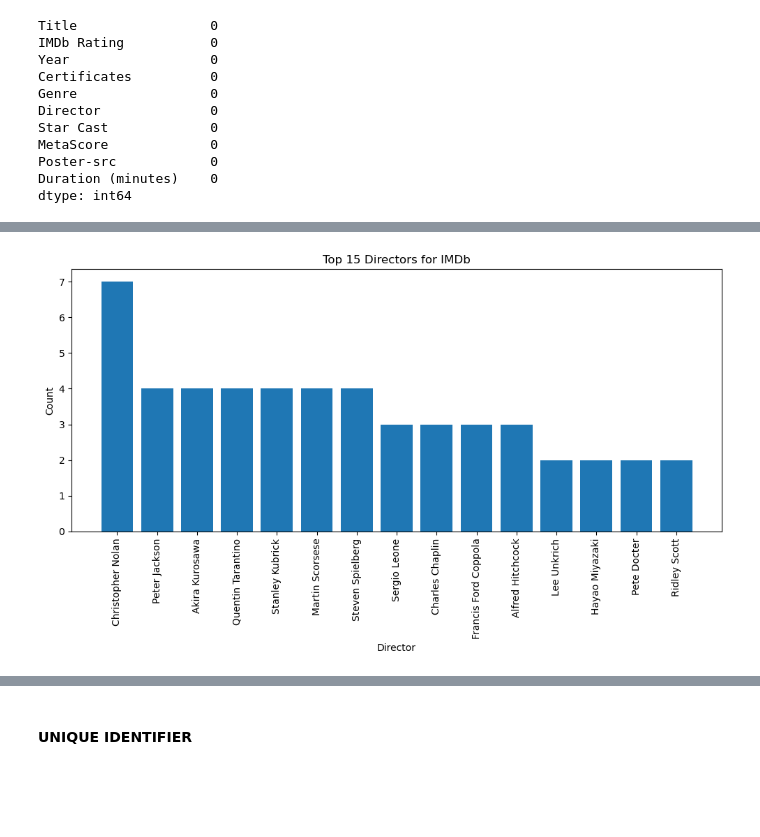
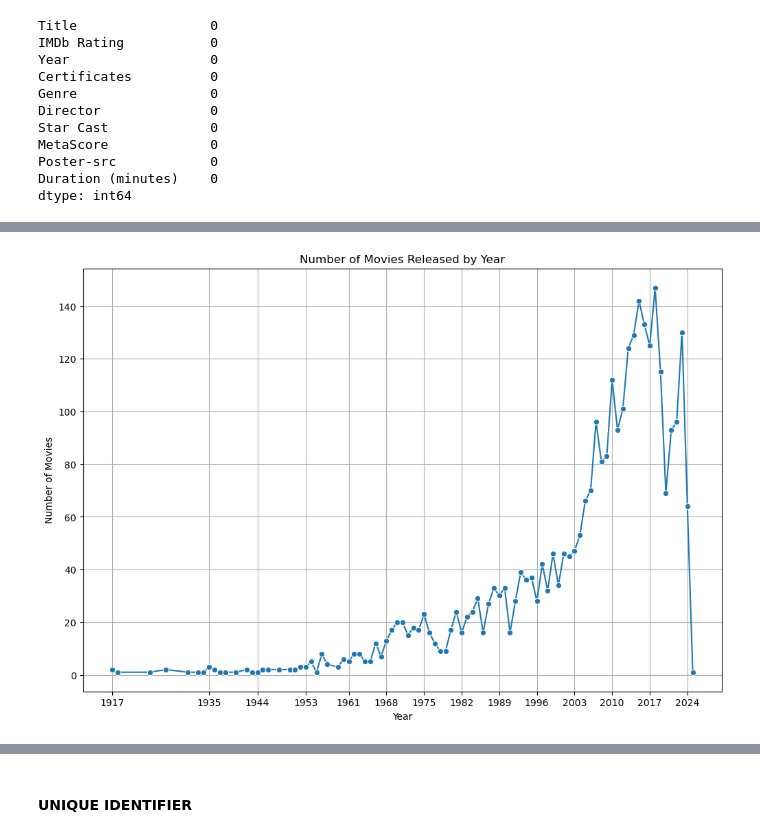
Before and after one commit to wayneflossien/102-final-project, a Jupyter notebook: 102-final_project.ipynb, the cells around one changed output, grey strips where cells are left out. Drawn from its saved outputs; the diff is of its cells as text; code cells hidden in the pictures; blank space fills up the shorter version.

```diff
--- a/102-final_project.ipynb
+++ b/102-final_project.ipynb
@@ -422,12 +192,27 @@ print(directorimdb_sorted.head(15))
-# %%
-# Create a histogram of the top 15 directors
-plt.figure(figsize=(10, 6))
-plt.bar(directorimdb_sorted['Director'].head(15), directorimdb_sorted['Count'].head(15))
-plt.xlabel('Director')
-plt.ylabel('Count')
-plt.title('Top 15 Directors for IMDb')
-plt.xticks(rotation=90)  # Rotate x-axis labels for better readability
-plt.tight_layout()
-plt.show()
-# %% [output]
-[figure, removed]
+# %%
+# Counting the number of movies released each year
+year_counts = df['Year'].value_counts().sort_index()
+
+# Creating 12 labels to see better the year
+labels = max(1, len(year_counts) // 12)
+x_ticks = year_counts.index[::labels]
+
+# Creating the line chart
+plt.figure(figsize=(12, 8))
+sns.lineplot(x=year_counts.index, y=year_counts.values, marker='o')
+
+# Set the title and labels
+plt.title('Number of Movies Released by Year')
+plt.xlabel('Year')
+plt.ylabel('Number of Movies')
+
+# Set the X-axis labels
+plt.xticks(ticks=x_ticks, rotation=0)
+
+# Enable the grid
+plt.grid(True)
+
+# Show the plot
+plt.show()
+# %% [output]
+[figure, new version]
```
Also changed, not shown: parts of 78 cells of this notebook.
